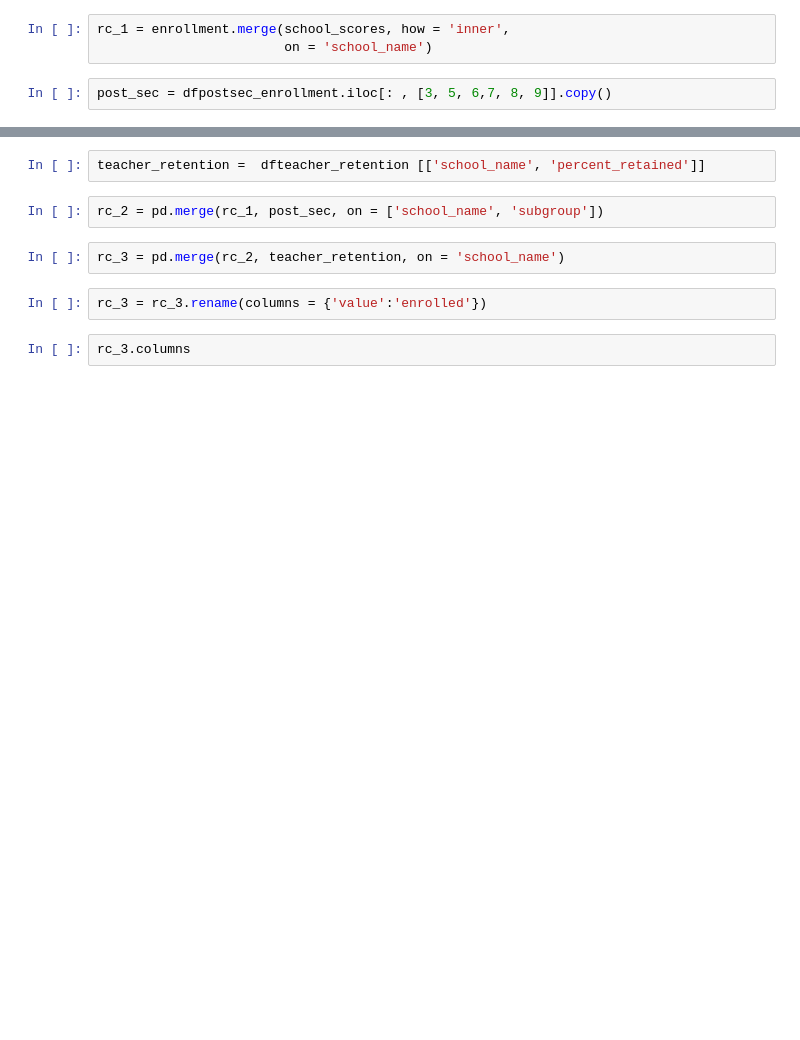
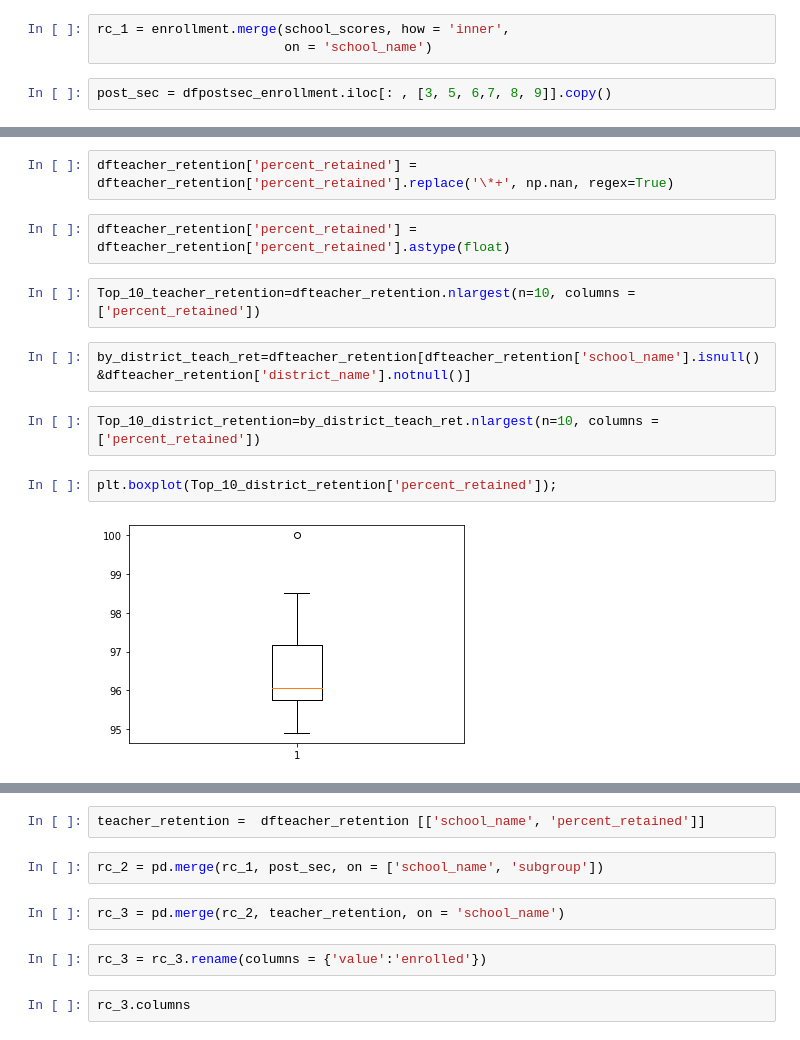
Before and after one commit to yvonnemartinez716/teacher_satisfaction_vs_student-performance, a Jupyter notebook: Notebooks/Student Performance and Teacher Satisfaction.ipynb, the cells around one changed output, grey strips where cells are left out. Cells and saved outputs as stored; diff of their text form; blank space fills up the shorter version.

```diff
--- a/Notebooks/Student Performance and Teacher Satisfaction.ipynb
+++ b/Notebooks/Student Performance and Teacher Satisfaction.ipynb
@@ -68,0 +106,14 @@ post_sec = dfpostsec_enrollment.iloc[: , [3, 5, 6,7, 8, 9]].copy()
+# %%
+dfteacher_retention['percent_retained'] = dfteacher_retention['percent_retained'].replace('\*+', np.nan, regex=True)
+# %%
+dfteacher_retention['percent_retained'] = dfteacher_retention['percent_retained'].astype(float)
+# %%
+Top_10_teacher_retention=dfteacher_retention.nlargest(n=10, columns =['percent_retained'])
+# %%
+by_district_teach_ret=dfteacher_retention[dfteacher_retention['school_name'].isnull()&dfteacher_retention['district_name'].notnull()]
+# %%
+Top_10_district_retention=by_district_teach_ret.nlargest(n=10, columns =['percent_retained'])
+# %%
+plt.boxplot(Top_10_district_retention['percent_retained']);
+# %% [output]
+[figure, added]
```
Also changed, not shown: parts of 24 cells of this notebook.
